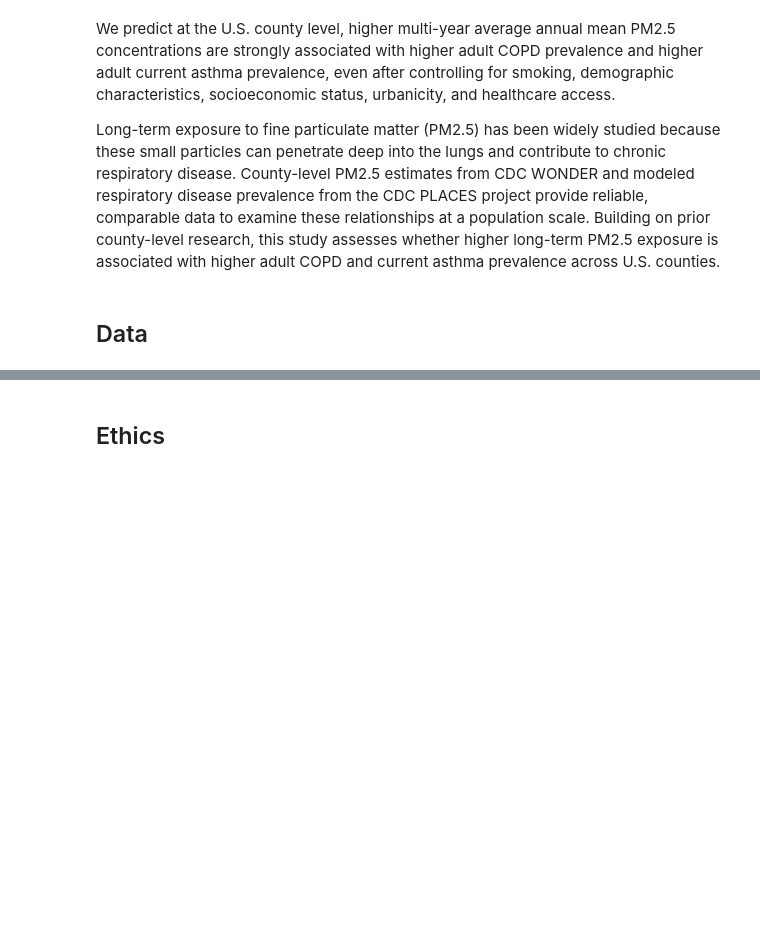
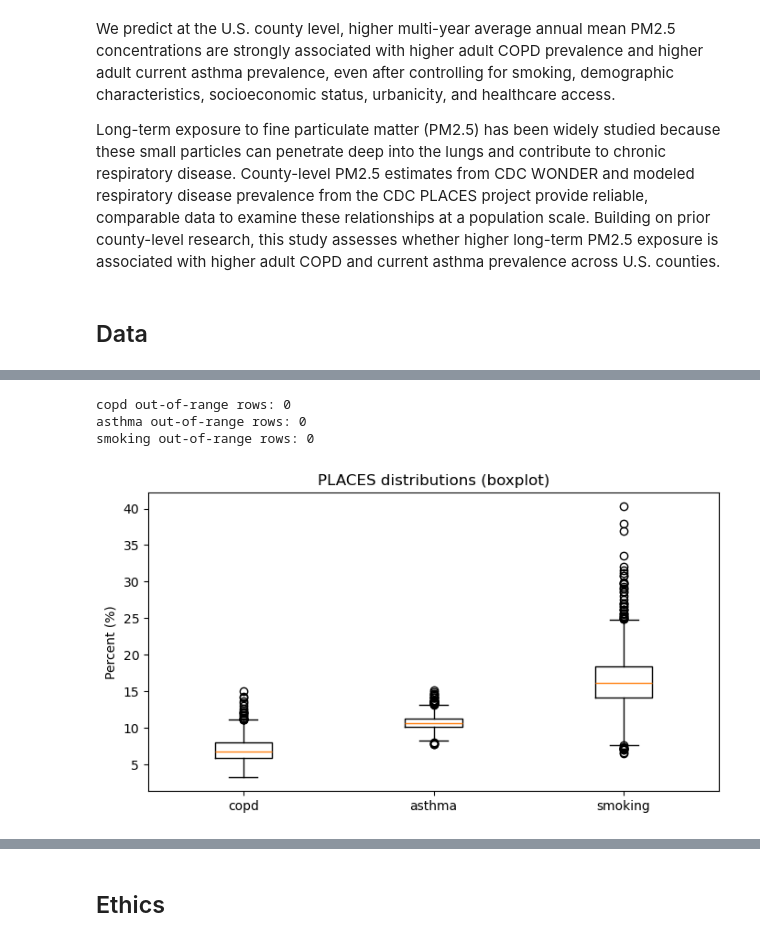
Before and after one commit to COGS108/Group142_WI26, a Jupyter notebook: 01-DataCheckpoint.ipynb, the cells around one changed output, grey strips where cells are left out. Cells and saved outputs as stored; diff of their text form; code cells hidden in the pictures; blank space fills up the shorter version.

```diff
--- a/01-DataCheckpoint.ipynb
+++ b/01-DataCheckpoint.ipynb
@@ -237,0 +275,20 @@ Please note that you can always keep adding more datasets in the future if these
+# %%
+for col in ["copd","asthma","smoking"]:
+    bad = places_clean.dropna(subset=[col]).query(f"{col} < 0 or {col} > 100")
+    print(col, "out-of-range rows:", bad.shape[0])
+
+# Boxplot to visualize distribution and potential extreme counties
+plt.figure(figsize=(7,4))
+plt.boxplot([places_clean["copd"].dropna(),
+             places_clean["asthma"].dropna(),
+             places_clean["smoking"].dropna()],
+            labels=["copd","asthma","smoking"])
+plt.title("PLACES distributions (boxplot)")
+plt.ylabel("Percent (%)")
+plt.tight_layout()
+plt.show()
+# %% [output]
+copd out-of-range rows: 0
+asthma out-of-range rows: 0
+smoking out-of-range rows: 0
+[figure, added]
```
Also changed, not shown: parts of 27 cells of this notebook.
